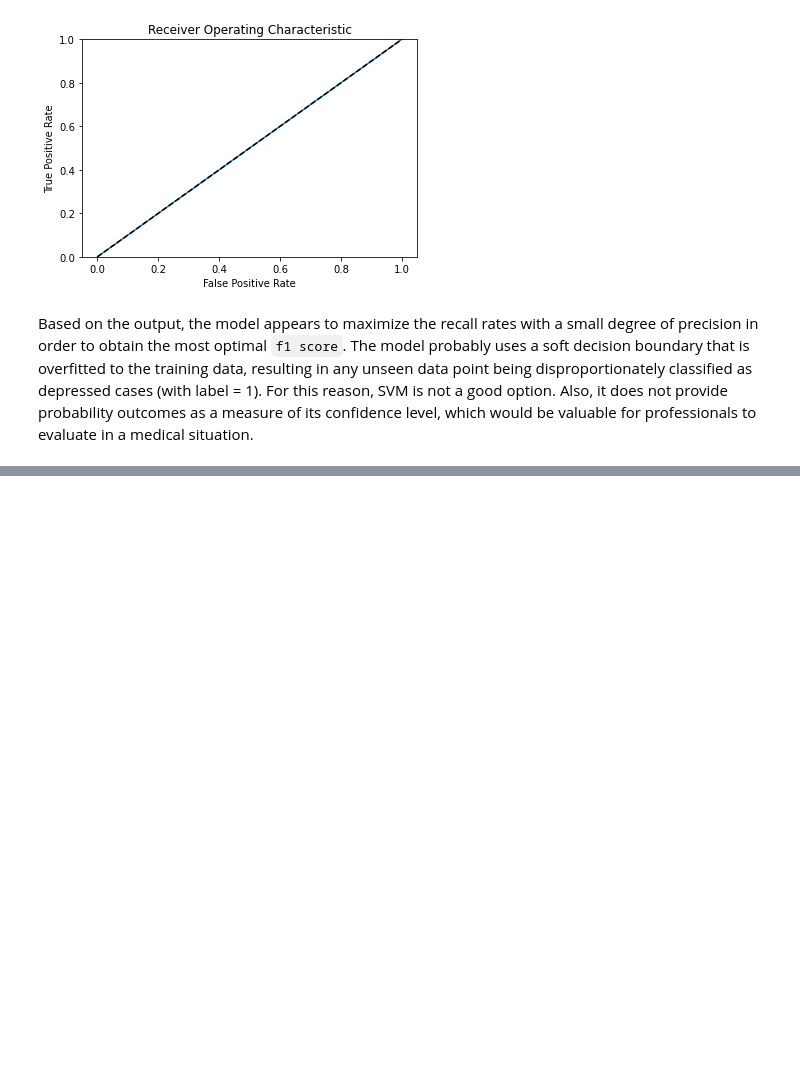
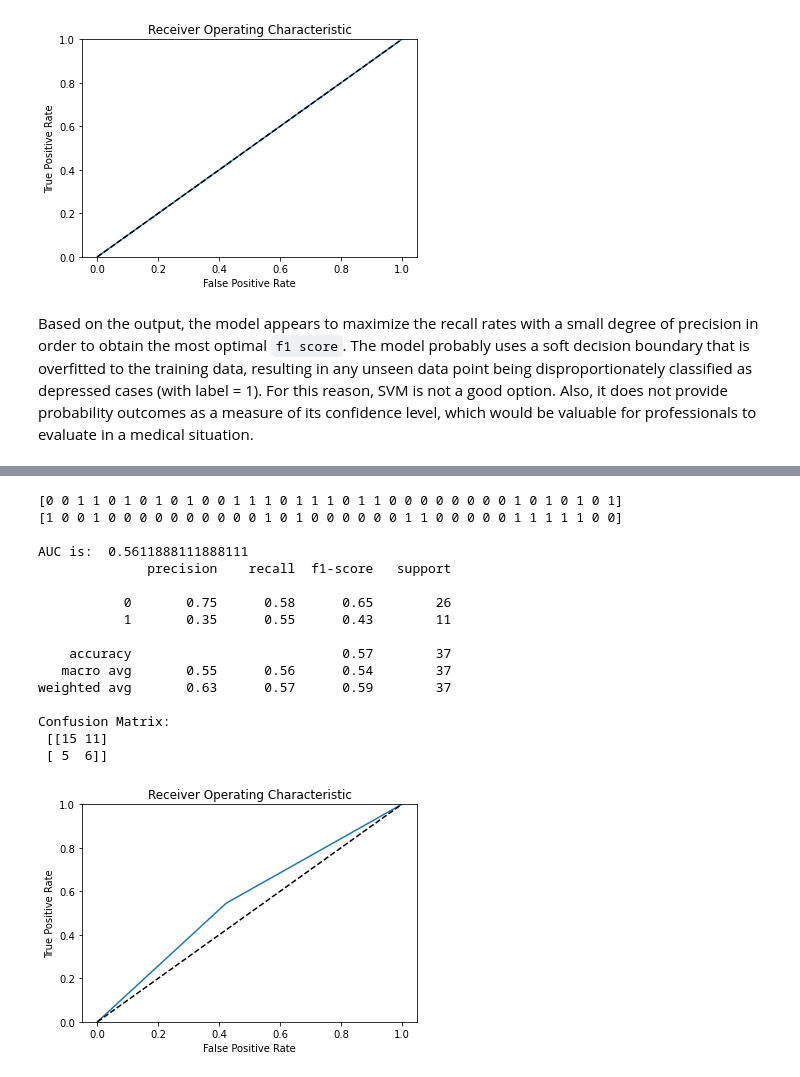
Before and after one commit to derong97/automatic-depression-detector, a Jupyter notebook: models/classification/basic_models.ipynb, the cells around one changed output, grey strips where cells are left out. Drawn from its saved outputs; the diff is of its cells as text; code cells hidden in the pictures; blank space fills up the shorter version.

Commit message:
binary classification no go

```diff
--- a/models/classification/basic_models.ipynb
+++ b/models/classification/basic_models.ipynb
@@ -234,0 +305,9 @@ Based on the output, the model appears to maximize the recall rates with a small
+# %%
+nn_model = Sequential()
+
+nn_model.add(Embedding(vocab_size, 128, input_length=maxlen))
+nn_model.add(Flatten())
+nn_model.add(Dense(100))
+nn_model.add(Dense(1, activation='sigmoid'))
+
+print(nn_model.summary())
@@ -234,0 +332,11 @@ Based on the output, the model appears to maximize the recall rates with a small
+# %%
+batch_size = 32
+es = EarlyStopping(monitor='val_loss', mode='min', patience=10)
+
+nn_model.compile(loss='binary_crossentropy', optimizer='adam', metrics=['accuracy'])
+
+nn_model.fit(X_train_val, y_train_val, batch_size=batch_size, epochs=50, validation_split=0.2, callbacks=[es])
+loss, acc = nn_model.evaluate(X_test, y_test, batch_size=batch_size)
+
+print('Test loss:', loss)
+print('Test accuracy:', acc)
@@ -234,0 +361,26 @@ Based on the output, the model appears to maximize the recall rates with a small
+# %%
+predictions = nn_model.predict(X_test)
+y_pred = np.where(predictions > 0.5, 1, 0).flatten()
+
+print(y_pred)
+print(y_test.to_numpy(), '\n')
+
+evaluate_on_training_set(y_test, y_pred)
+# %% [output]
+[0 0 1 1 0 1 0 1 0 1 0 0 1 1 1 0 1 1 1 0 1 1 0 0 0 0 0 0 0 0 1 0 1 0 1 0 1]
+[1 0 0 1 0 0 0 0 0 0 0 0 0 0 1 0 1 0 0 0 0 0 0 1 1 0 0 0 0 0 1 1 1 1 1 0 0]
+
+AUC is:  0.5611888111888111
+              precision    recall  f1-score   support
+
+           0       0.75      0.58      0.65        26
+           1       0.35      0.55      0.43        11
+
+    accuracy                           0.57        37
+   macro avg       0.55      0.56      0.54        37
+weighted avg       0.63      0.57      0.59        37
+
+Confusion Matrix:
+ [[15 11]
+ [ 5  6]]
+[figure, added]
```
Also changed, not shown: parts of 18 cells of this notebook, 3 other files.
